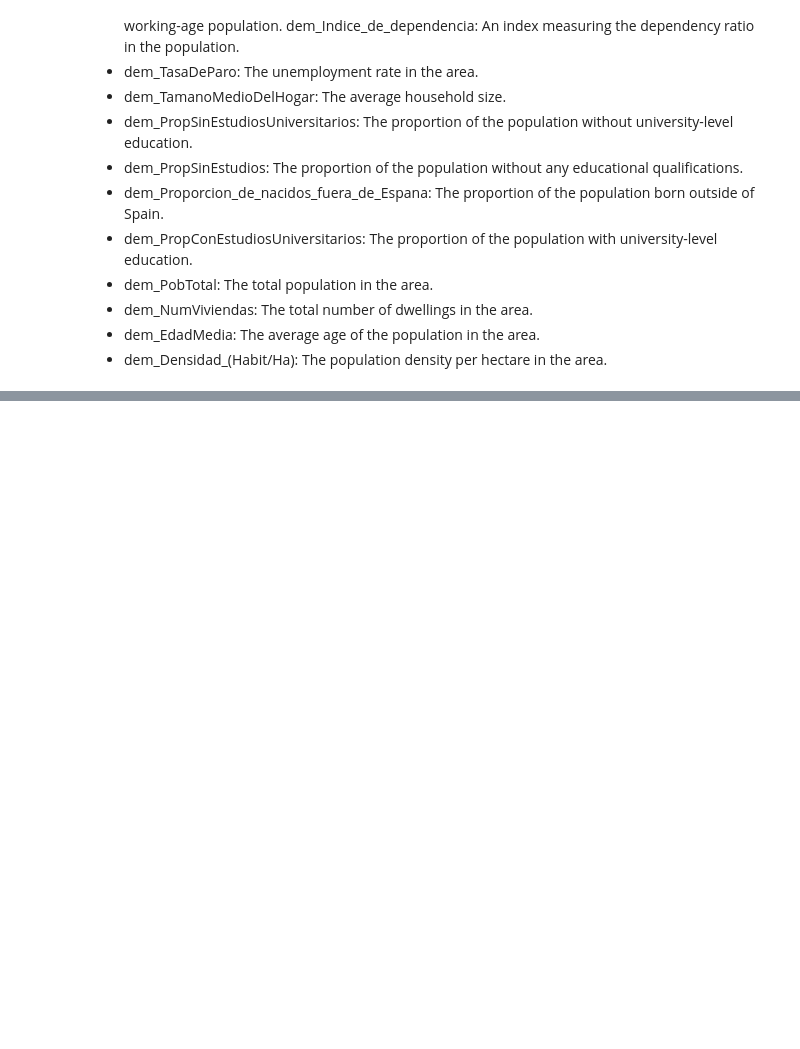
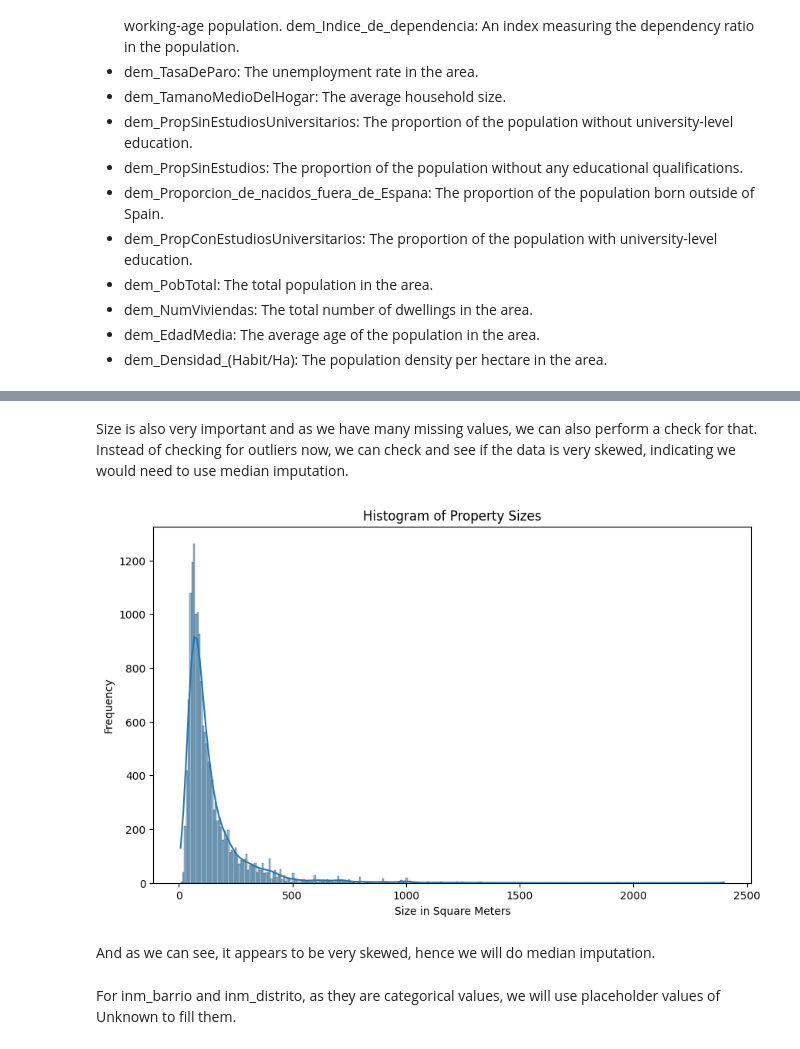
Before and after one commit to adnanbhanji/Madrid-Property-Analysis, a Jupyter notebook: notebooks/eda.ipynb, the cells around one changed output, grey strips where cells are left out. Drawn from its saved outputs; the diff is of its cells as text; code cells hidden in the pictures; blank space fills up the shorter version.

```diff
--- a/notebooks/eda.ipynb
+++ b/notebooks/eda.ipynb
@@ -82,0 +132,20 @@ dem_Indice_de_dependencia: An index measuring the dependency ratio in the popula
+# %%
+# Calculate the median of the 'inm_floor' column
+floor_median = df['inm_floor'].median()
+
+# Replace missing values with the median
+df['inm_floor'].fillna(floor_median, inplace=True)
+# %% [markdown]
+Size is also very important and as we have many missing values, we can also perform a check for that. Instead of checking for outliers now, we can check and see if the data is very skewed, indicating we would need to use median imputation.
+# %%
+# Plotting the histogram for the 'inm_size' column
+plt.figure(figsize=(10, 6))
+sns.histplot(df['inm_size'], kde=True)
+plt.title('Histogram of Property Sizes')
+plt.xlabel('Size in Square Meters')
+plt.ylabel('Frequency')
+plt.show()
+# %% [output]
+[figure, added]
+# %% [markdown]
+And as we can see, it appears to be very skewed, hence we will do median imputation.
@@ -82,0 +158,2 @@ dem_Indice_de_dependencia: An index measuring the dependency ratio in the popula
+# %% [markdown]
+For inm_barrio and inm_distrito, as they are categorical values, we will use placeholder values of Unknown to fill them.
```
Also changed, not shown: parts of 8 cells of this notebook.
